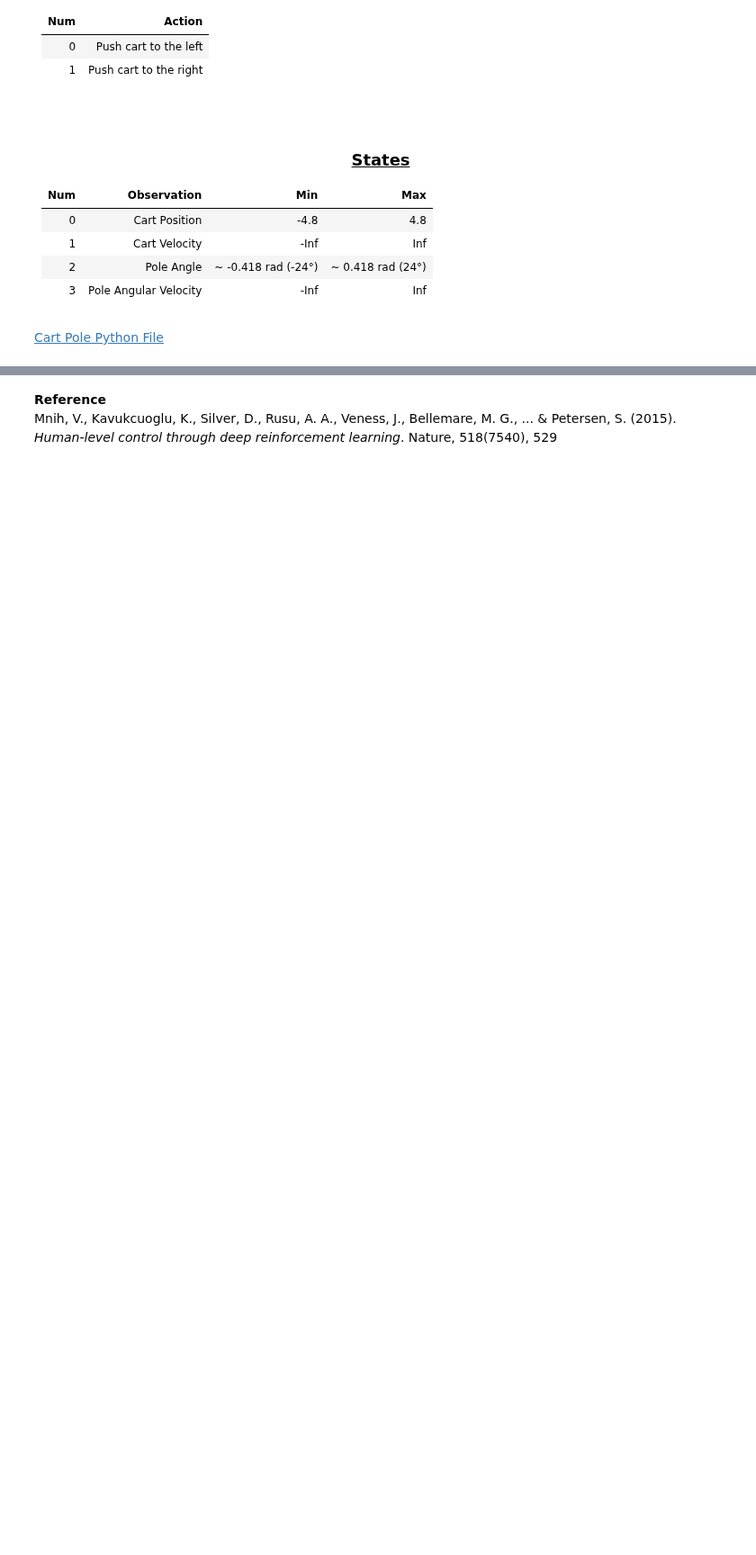
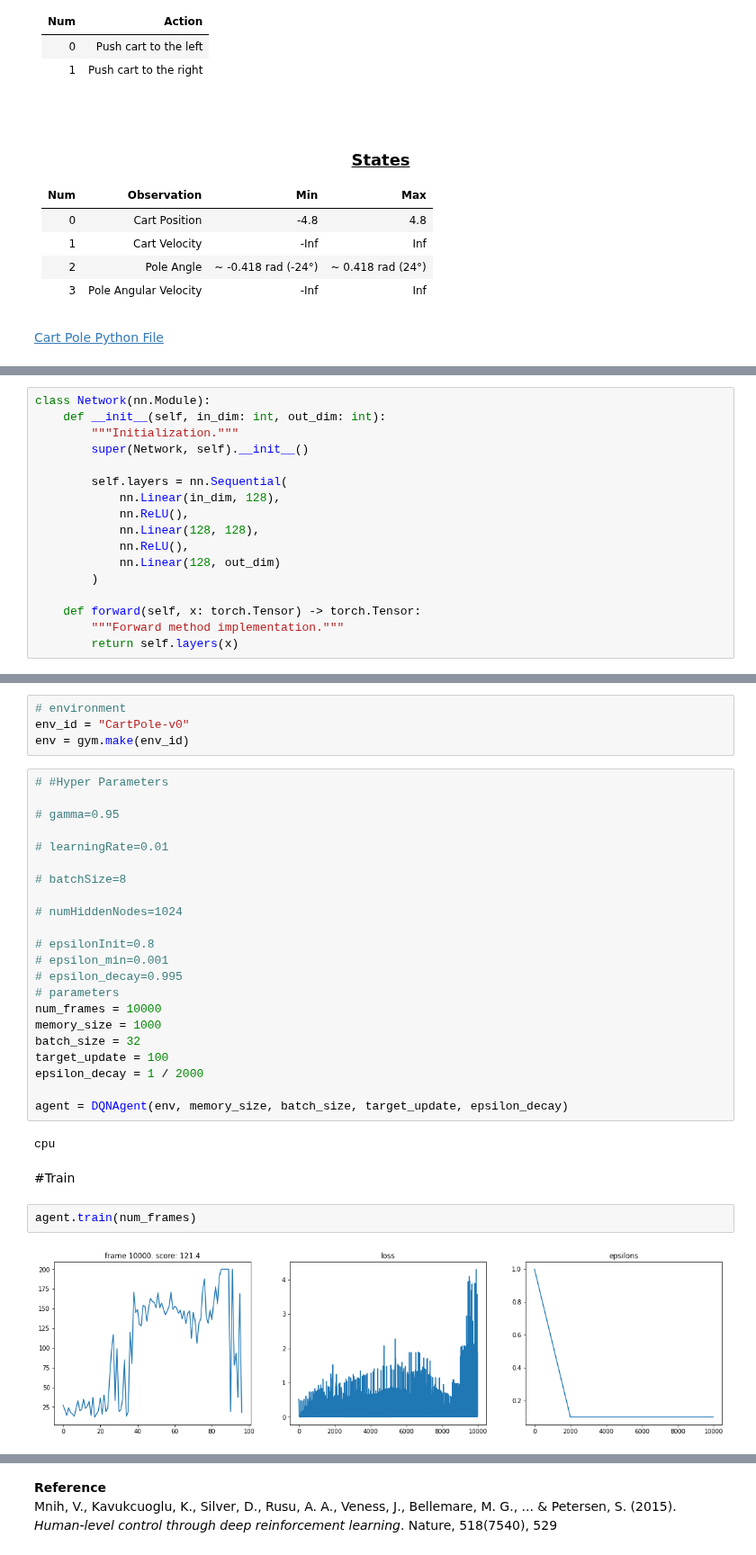
Before and after one commit to knpatel2/ai-webdev, a Jupyter notebook: lessons/lesson-04/lesson-04.ipynb, the cells around one changed output, grey strips where cells are left out. Shown at 90% size. Saved outputs shown, nothing was run; the diff lists cells and outputs as text; blank space fills up the shorter version.

```diff
--- a/lessons/lesson-04/lesson-04.ipynb
+++ b/lessons/lesson-04/lesson-04.ipynb
@@ -462,0 +216,17 @@ This is a Deep Q-Network implementation. There are some changes you can make her
+# %%
+class Network(nn.Module):
+    def __init__(self, in_dim: int, out_dim: int):
+        """Initialization."""
+        super(Network, self).__init__()
+
+        self.layers = nn.Sequential(
+            nn.Linear(in_dim, 128),
+            nn.ReLU(),
+            nn.Linear(128, 128),
+            nn.ReLU(),
+            nn.Linear(128, out_dim)
+        )
+
+    def forward(self, x: torch.Tensor) -> torch.Tensor:
+        """Forward method implementation."""
+        return self.layers(x)
@@ -462,0 +485,34 @@ This is a Deep Q-Network implementation. There are some changes you can make her
+# %%
+# environment
+env_id = "CartPole-v0"
+env = gym.make(env_id)
+# %%
+# #Hyper Parameters
+
+# gamma=0.95
+
+# learningRate=0.01
+
+# batchSize=8
+
+# numHiddenNodes=1024
+
+# epsilonInit=0.8
+# epsilon_min=0.001
+# epsilon_decay=0.995
+# parameters
+num_frames = 10000
+memory_size = 1000
+batch_size = 32
+target_update = 100
+epsilon_decay = 1 / 2000
+
+agent = DQNAgent(env, memory_size, batch_size, target_update, epsilon_decay)
+# %% [output]
+cpu
+# %% [markdown]
+#Train
+# %%
+agent.train(num_frames)
+# %% [output]
+[figure, added]
```
Also changed, not shown: parts of 31 cells of this notebook.
